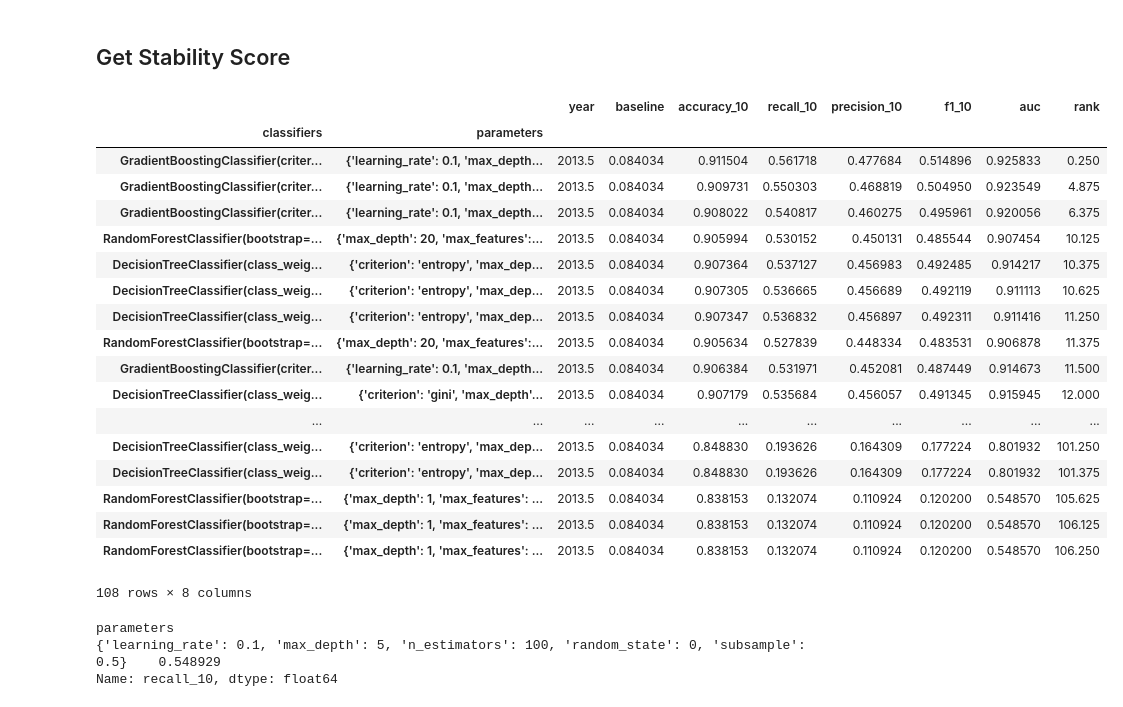
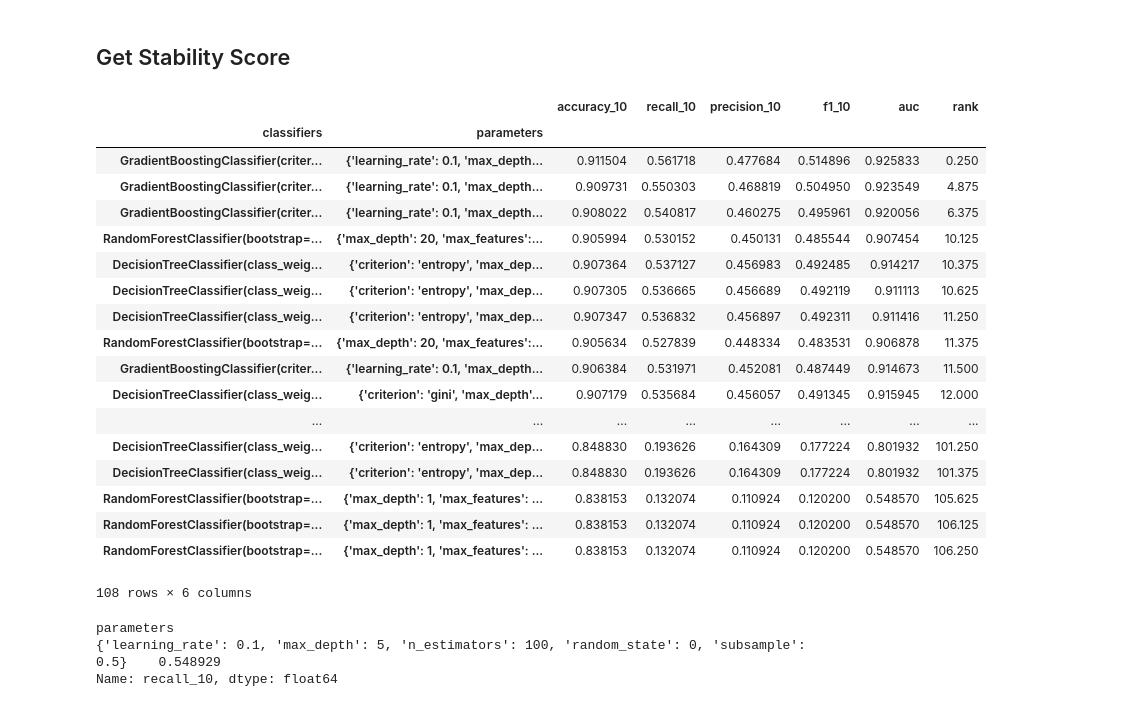
Before and after one commit to laurenjli/ml-nc-recidivism, a Jupyter notebook: source/bestmodels_overall.ipynb, the cells around one changed output. Drawn from its saved outputs; the diff is of its cells as text; code cells hidden in the pictures.

```diff
--- a/source/bestmodels_overall.ipynb
+++ b/source/bestmodels_overall.ipynb
@@ -235,29 +261,30 @@ female_topk
 ## Get Stability Score
 # %%
 # Overall Model
+cols_stability = ['accuracy_10', 'recall_10', 'precision_10', 'f1_10', 'auc', 'classifiers', 'parameters']
 results_by_year = [results_overall[results_overall[time_col]==year] for year in test_years]
-overall_stability = pp.get_stability_score(results_by_year, metric, cols)
+overall_stability = pp.get_stability_score(results_by_year, metric, cols_stability)
 overall_stability
 # %% [output]
-|  |  | year | baseline | accuracy_10 | recall_10 | precision_10 | f1_10 | auc | rank |
-| classifiers | parameters |  |  |  |  |  |  |  |  |
-| GradientBoostingClassifier(criter... | {'learning_rate': 0.1, 'max_depth... | 2013.5 | 0.084034 | 0.911504 | 0.561718 | 0.477684 | 0.514896 | 0.925833 | 0.250 |
-| GradientBoostingClassifier(criter... | {'learning_rate': 0.1, 'max_depth... | 2013.5 | 0.084034 | 0.909731 | 0.550303 | 0.468819 | 0.504950 | 0.923549 | 4.875 |
-| GradientBoostingClassifier(criter... | {'learning_rate': 0.1, 'max_depth... | 2013.5 | 0.084034 | 0.908022 | 0.540817 | 0.460275 | 0.495961 | 0.920056 | 6.375 |
-| RandomForestClassifier(bootstrap=... | {'max_depth': 20, 'max_features':... | 2013.5 | 0.084034 | 0.905994 | 0.530152 | 0.450131 | 0.485544 | 0.907454 | 10.125 |
-| DecisionTreeClassifier(class_weig... | {'criterion': 'entropy', 'max_dep... | 2013.5 | 0.084034 | 0.907364 | 0.537127 | 0.456983 | 0.492485 | 0.914217 | 10.375 |
-| DecisionTreeClassifier(class_weig... | {'criterion': 'entropy', 'max_dep... | 2013.5 | 0.084034 | 0.907305 | 0.536665 | 0.456689 | 0.492119 | 0.911113 | 10.625 |
-| DecisionTreeClassifier(class_weig... | {'criterion': 'entropy', 'max_dep... | 2013.5 | 0.084034 | 0.907347 | 0.536832 | 0.456897 | 0.492311 | 0.911416 | 11.250 |
-| RandomForestClassifier(bootstrap=... | {'max_depth': 20, 'max_features':... | 2013.5 | 0.084034 | 0.905634 | 0.527839 | 0.448334 | 0.483531 | 0.906878 | 11.375 |
-| GradientBoostingClassifier(criter... | {'learning_rate': 0.1, 'max_depth... | 2013.5 | 0.084034 | 0.906384 | 0.531971 | 0.452081 | 0.487449 | 0.914673 | 11.500 |
-| DecisionTreeClassifier(class_weig... | {'criterion': 'gini', 'max_depth'... | 2013.5 | 0.084034 | 0.907179 | 0.535684 | 0.456057 | 0.491345 | 0.915945 | 12.000 |
-| ... | ... | ... | ... | ... | ... | ... | ... | ... | ... |
-| DecisionTreeClassifier(class_weig... | {'criterion': 'entropy', 'max_dep... | 2013.5 | 0.084034 | 0.848830 | 0.193626 | 0.164309 | 0.177224 | 0.801932 | 101.250 |
-| DecisionTreeClassifier(class_weig... | {'criterion': 'entropy', 'max_dep... | 2013.5 | 0.084034 | 0.848830 | 0.193626 | 0.164309 | 0.177224 | 0.801932 | 101.375 |
-| RandomForestClassifier(bootstrap=... | {'max_depth': 1, 'max_features': ... | 2013.5 | 0.084034 | 0.838153 | 0.132074 | 0.110924 | 0.120200 | 0.548570 | 105.625 |
-| RandomForestClassifier(bootstrap=... | {'max_depth': 1, 'max_features': ... | 2013.5 | 0.084034 | 0.838153 | 0.132074 | 0.110924 | 0.120200 | 0.548570 | 106.125 |
-| RandomForestClassifier(bootstrap=... | {'max_depth': 1, 'max_features': ... | 2013.5 | 0.084034 | 0.838153 | 0.132074 | 0.110924 | 0.120200 | 0.548570 | 106.250 |
+|  |  | accuracy_10 | recall_10 | precision_10 | f1_10 | auc | rank |
+| classifiers | parameters |  |  |  |  |  |  |
+| GradientBoostingClassifier(criter... | {'learning_rate': 0.1, 'max_depth... | 0.911504 | 0.561718 | 0.477684 | 0.514896 | 0.925833 | 0.250 |
+| GradientBoostingClassifier(criter... | {'learning_rate': 0.1, 'max_depth... | 0.909731 | 0.550303 | 0.468819 | 0.504950 | 0.923549 | 4.875 |
+| GradientBoostingClassifier(criter... | {'learning_rate': 0.1, 'max_depth... | 0.908022 | 0.540817 | 0.460275 | 0.495961 | 0.920056 | 6.375 |
+| RandomForestClassifier(bootstrap=... | {'max_depth': 20, 'max_features':... | 0.905994 | 0.530152 | 0.450131 | 0.485544 | 0.907454 | 10.125 |
+| DecisionTreeClassifier(class_weig... | {'criterion': 'entropy', 'max_dep... | 0.907364 | 0.537127 | 0.456983 | 0.492485 | 0.914217 | 10.375 |
+| DecisionTreeClassifier(class_weig... | {'criterion': 'entropy', 'max_dep... | 0.907305 | 0.536665 | 0.456689 | 0.492119 | 0.911113 | 10.625 |
+| DecisionTreeClassifier(class_weig... | {'criterion': 'entropy', 'max_dep... | 0.907347 | 0.536832 | 0.456897 | 0.492311 | 0.911416 | 11.250 |
+| RandomForestClassifier(bootstrap=... | {'max_depth': 20, 'max_features':... | 0.905634 | 0.527839 | 0.448334 | 0.483531 | 0.906878 | 11.375 |
+| GradientBoostingClassifier(criter... | {'learning_rate': 0.1, 'max_depth... | 0.906384 | 0.531971 | 0.452081 | 0.487449 | 0.914673 | 11.500 |
+| DecisionTreeClassifier(class_weig... | {'criterion': 'gini', 'max_depth'... | 0.907179 | 0.535684 | 0.456057 | 0.491345 | 0.915945 | 12.000 |
+| ... | ... | ... | ... | ... | ... | ... | ... |
+| DecisionTreeClassifier(class_weig... | {'criterion': 'entropy', 'max_dep... | 0.848830 | 0.193626 | 0.164309 | 0.177224 | 0.801932 | 101.250 |
+| DecisionTreeClassifier(class_weig... | {'criterion': 'entropy', 'max_dep... | 0.848830 | 0.193626 | 0.164309 | 0.177224 | 0.801932 | 101.375 |
+| RandomForestClassifier(bootstrap=... | {'max_depth': 1, 'max_features': ... | 0.838153 | 0.132074 | 0.110924 | 0.120200 | 0.548570 | 105.625 |
+| RandomForestClassifier(bootstrap=... | {'max_depth': 1, 'max_features': ... | 0.838153 | 0.132074 | 0.110924 | 0.120200 | 0.548570 | 106.125 |
+| RandomForestClassifier(bootstrap=... | {'max_depth': 1, 'max_features': ... | 0.838153 | 0.132074 | 0.110924 | 0.120200 | 0.548570 | 106.250 |
-108 rows × 8 columns
+108 rows × 6 columns
 # %%
 best_para = "{'learning_rate': 0.1, 'max_depth': 5, 'n_estimators': 100, 'random_state': 0, 'subsample': 0.5}"
 results_male[results_male['parameters']==best_para].groupby('parameters').mean()['recall_10']
```
Also changed, not shown: parts of 13 cells of this notebook.
